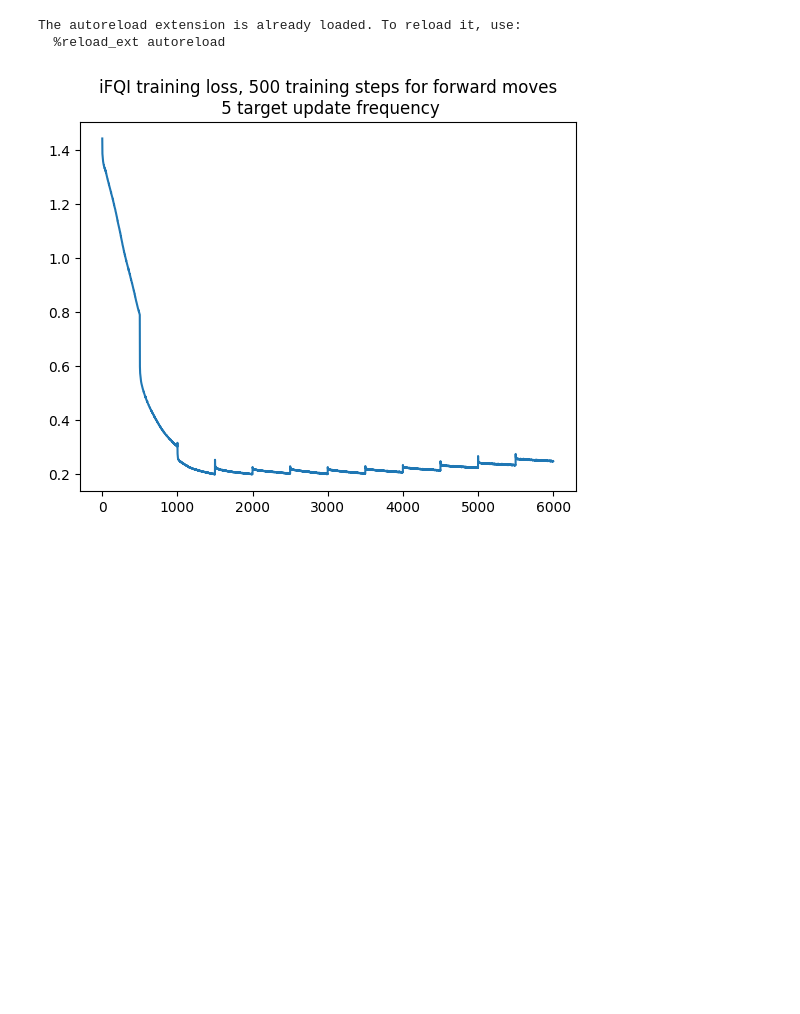
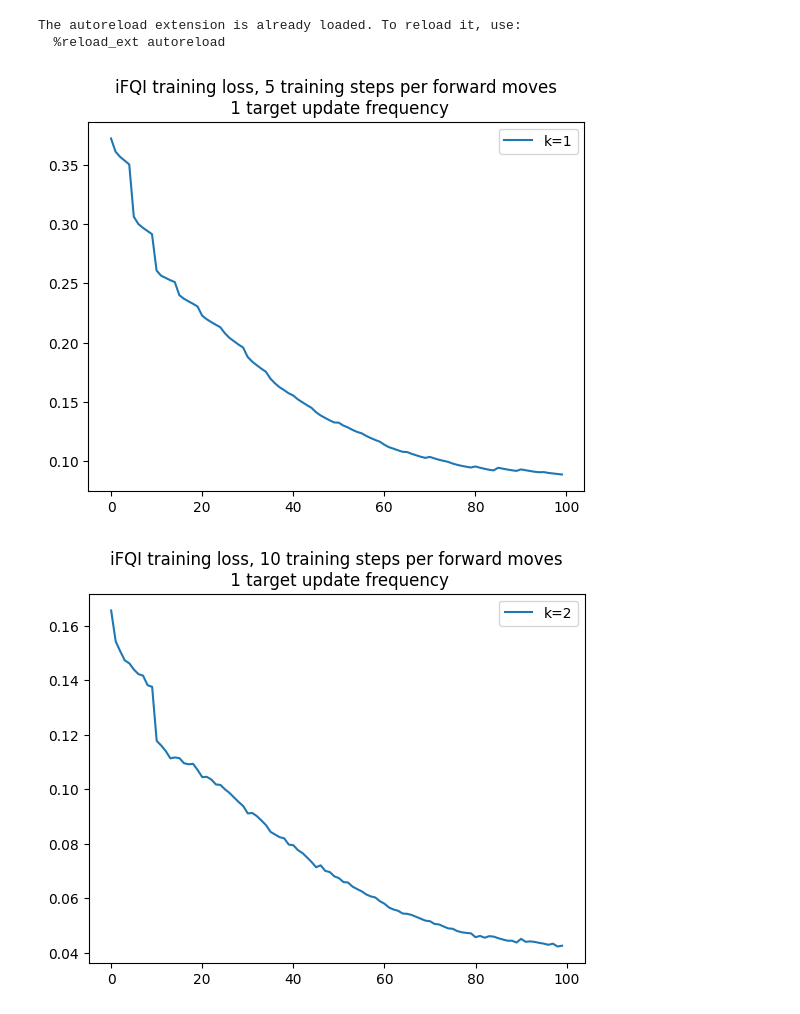
Before and after one commit to theovincent/i-DQN, a Jupyter notebook: experiments/car_on_hill/plots_loss.ipynb, the cells around one changed output. Drawn from its saved outputs; the diff is of its cells as text; code cells hidden in the pictures; blank space fills up the shorter version.

```diff
--- a/experiments/car_on_hill/plots_loss.ipynb
+++ b/experiments/car_on_hill/plots_loss.ipynb
@@ -6,16 +6,20 @@ import numpy as np
 import matplotlib.pyplot as plt
 import json
 
-experiment_name = "q30_N5000_b50_b12_f500_t5_lr4"
-bellman_iterations_scope = 1
-seed = 1
+experiment_name = "q15_10_N50000_b500_b20_f5_t1_lr4_5_b"
+list_bellman_iterations_scope = [1, 2, 4, 5, 10, 20]
+seed = 4
 p = json.load(open(f"figures/{experiment_name}/parameters.json"))
 # %% [output]
 The autoreload extension is already loaded. To reload it, use:
   %reload_ext autoreload
 # %%
-ifqi_loss = np.load(f"figures/{experiment_name}/iFQI/{bellman_iterations_scope}_L_{seed}.npy")
-plt.plot(ifqi_loss)
-_ = plt.title(f"iFQI training loss, {bellman_iterations_scope * p['fitting_steps_per_bellman_iteration']} training steps for forward moves\n {p['target_update_frequency']} target update frequency")
+for bellman_iterations_scope in list_bellman_iterations_scope:
+    ifqi_loss = np.load(f"figures/{experiment_name}/iFQI/{bellman_iterations_scope}_L_{seed}.npy")
+    plt.plot(ifqi_loss, label=f"k={bellman_iterations_scope}")
+    plt.title(f"iFQI training loss, {bellman_iterations_scope * p['fitting_steps_per_bellman_iteration']} training steps per forward moves\n {p['target_update_per_gradient_step']} target update frequency")
+    plt.legend()
+    _ = plt.show()
 # %% [output]
-[figure, old version]
+[figure, new version]
+[figure, added]
```
Also changed, not shown: parts of 1 cell of this notebook, 5 other files.
